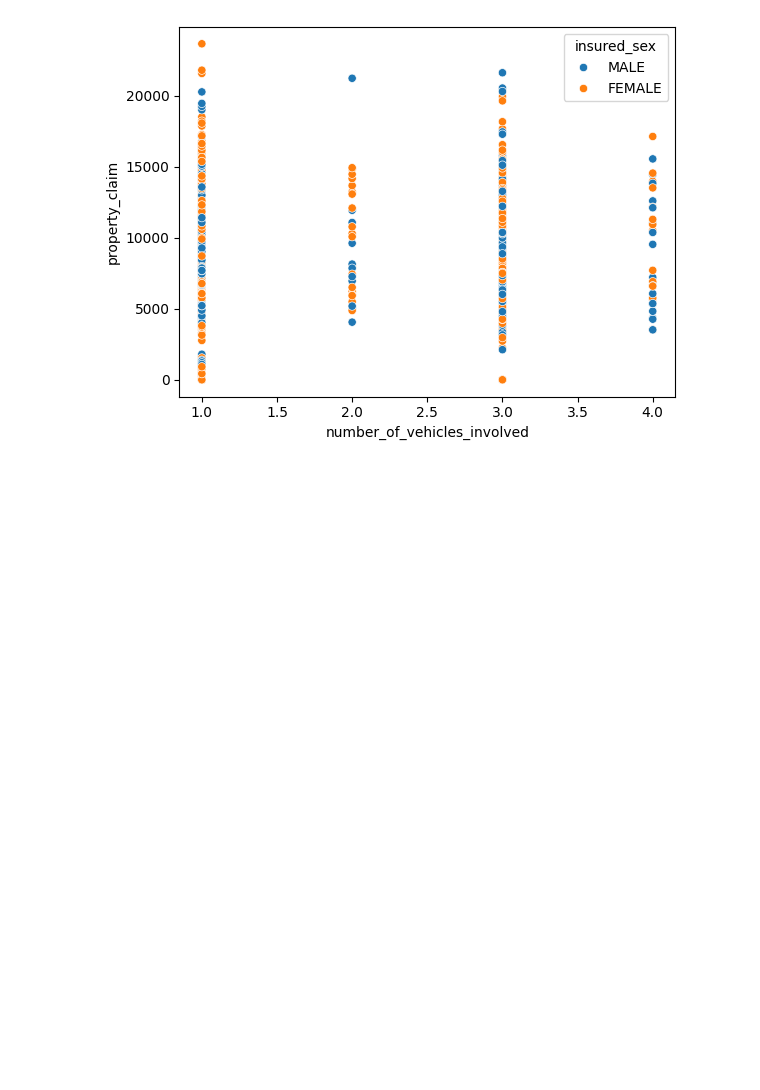
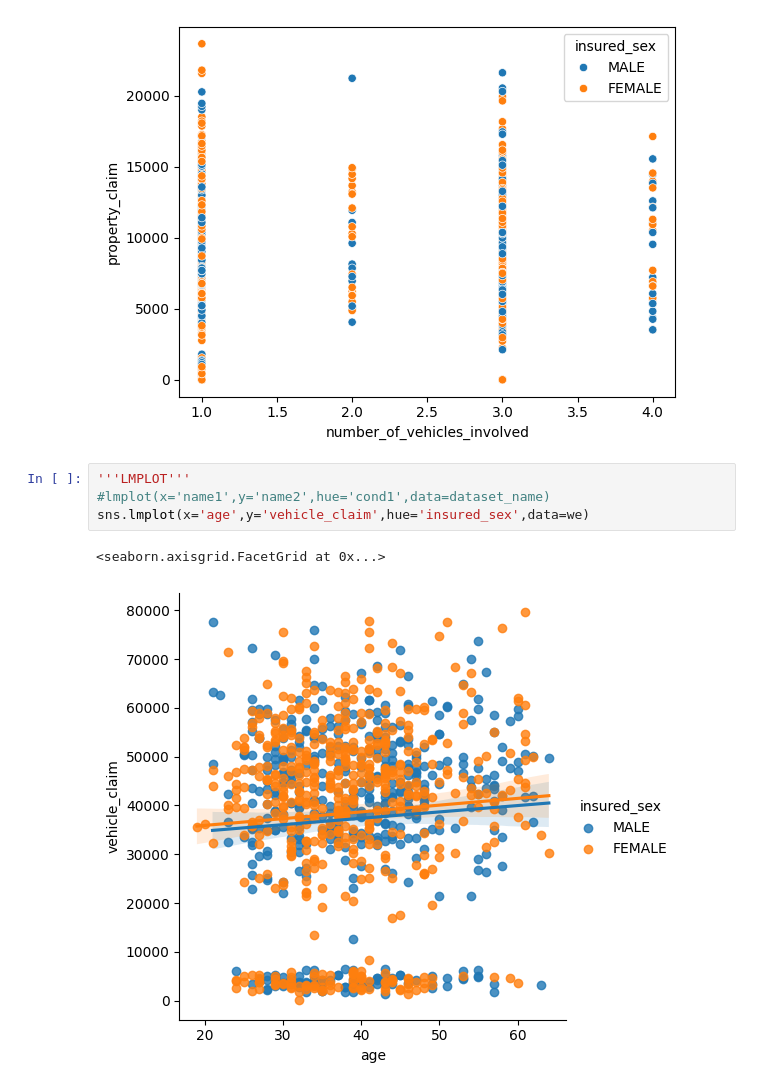
Before and after one commit to MehulEXE/python, a Jupyter notebook: seaborn.ipynb, the cells around one changed output. Saved outputs shown, nothing was run; the diff lists cells and outputs as text; blank space fills up the shorter version.

Commit message:
lmplot

```diff
--- a/seaborn.ipynb
+++ b/seaborn.ipynb
@@ -56,3 +56,10 @@ sns.scatterplot(x=we['number_of_vehicles_involved'],y=we['property_claim'],hue=w
 # %% [output]
 <Axes: xlabel='number_of_vehicles_involved', ylabel='property_claim'>
 [figure]
+# %%
+'''LMPLOT'''
+#lmplot(x='name1',y='name2',hue='cond1',data=dataset_name)
+sns.lmplot(x='age',y='vehicle_claim',hue='insured_sex',data=we)
+# %% [output]
+<seaborn.axisgrid.FacetGrid at 0x...>
+[figure, added]
```
